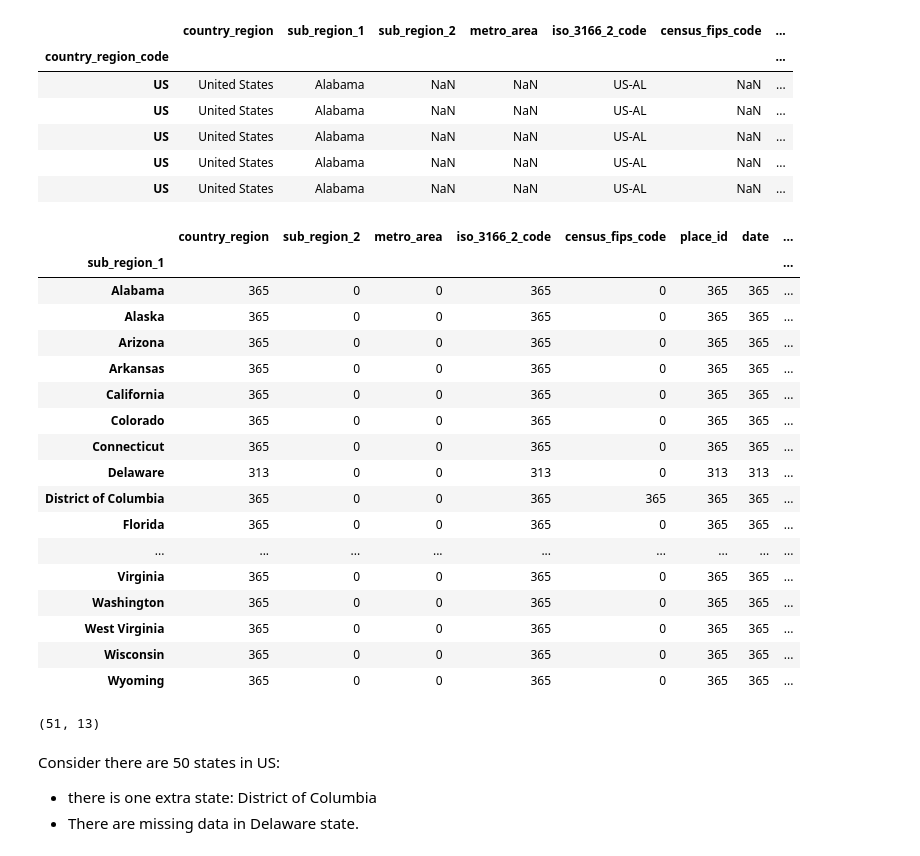
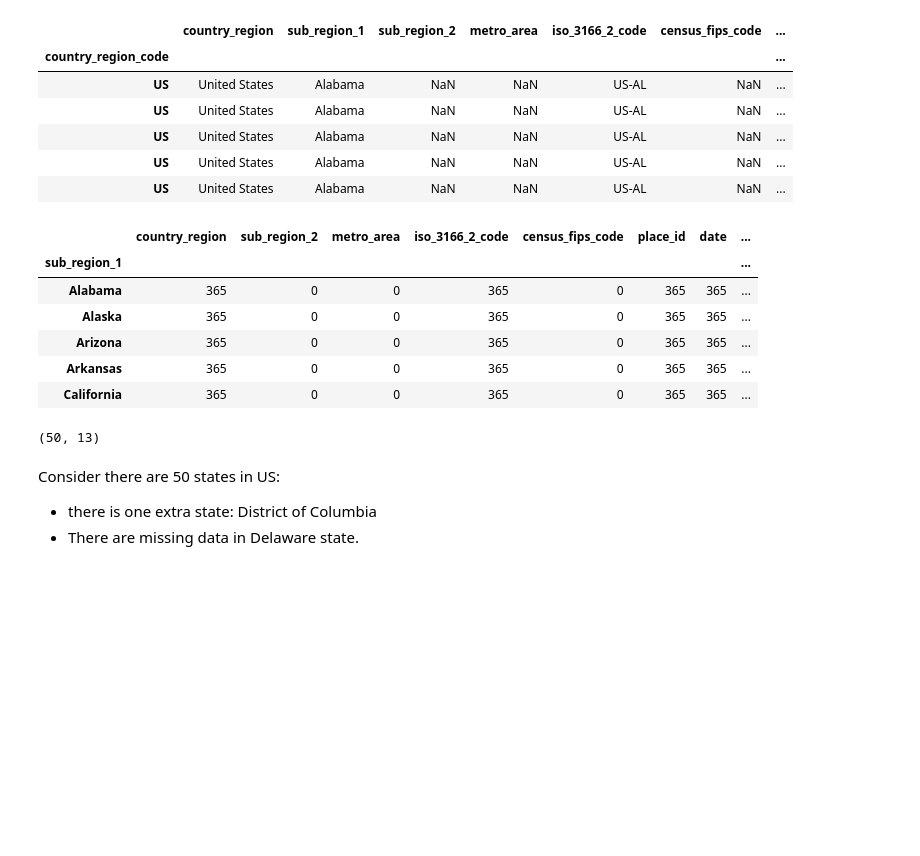
Before and after one commit to linhdinh1989/DS4AW_project, a Jupyter notebook: data_cleaning/preprocessing_mobility_reports.ipynb, the cells around one changed output. Cells and saved outputs as stored; diff of their text form; code cells hidden in the pictures; blank space fills up the shorter version.

```diff
--- a/data_cleaning/preprocessing_mobility_reports.ipynb
+++ b/data_cleaning/preprocessing_mobility_reports.ipynb
@@ -94,6 +94,7 @@ In the country side, the data is complete, with no NA data.
 state_df = df.dropna(subset=['sub_region_1'])
 # %%
 state_df = state_df[state_df['sub_region_2'].isnull()]
+state_df = state_df[state_df['census_fips_code'].isnull()]
 state_df.head()
 # %% [output]
 |  | country_region | sub_region_1 | sub_region_2 | metro_area | iso_3166_2_code | census_fips_code | ... |
@@ -105,30 +106,19 @@ state_df.head()
 | US | United States | Alabama | NaN | NaN | US-AL | NaN | ... |
 # %%
 state_summary = state_df.groupby('sub_region_1').count()
-state_summary
+state_summary.head()
 # %% [output]
 |  | country_region | sub_region_2 | metro_area | iso_3166_2_code | census_fips_code | place_id | date | ... |
 | sub_region_1 |  |  |  |  |  |  |  | ... |
 | Alabama | 365 | 0 | 0 | 365 | 0 | 365 | 365 | ... |
 | Alaska | 365 | 0 | 0 | 365 | 0 | 365 | 365 | ... |
 | Arizona | 365 | 0 | 0 | 365 | 0 | 365 | 365 | ... |
 | Arkansas | 365 | 0 | 0 | 365 | 0 | 365 | 365 | ... |
 | California | 365 | 0 | 0 | 365 | 0 | 365 | 365 | ... |
-| Colorado | 365 | 0 | 0 | 365 | 0 | 365 | 365 | ... |
-| Connecticut | 365 | 0 | 0 | 365 | 0 | 365 | 365 | ... |
-| Delaware | 313 | 0 | 0 | 313 | 0 | 313 | 313 | ... |
-| District of Columbia | 365 | 0 | 0 | 365 | 365 | 365 | 365 | ... |
-| Florida | 365 | 0 | 0 | 365 | 0 | 365 | 365 | ... |
-| ... | ... | ... | ... | ... | ... | ... | ... | ... |
-| Virginia | 365 | 0 | 0 | 365 | 0 | 365 | 365 | ... |
-| Washington | 365 | 0 | 0 | 365 | 0 | 365 | 365 | ... |
-| West Virginia | 365 | 0 | 0 | 365 | 0 | 365 | 365 | ... |
-| Wisconsin | 365 | 0 | 0 | 365 | 0 | 365 | 365 | ... |
-| Wyoming | 365 | 0 | 0 | 365 | 0 | 365 | 365 | ... |
 # %%
 state_summary.shape
 # %% [output]
-(51, 13)
+(50, 13)
 # %% [markdown]
 Consider there are 50 states in US:
 * there is one extra state: District of Columbia
```
Also changed, not shown: parts of 38 cells of this notebook.
